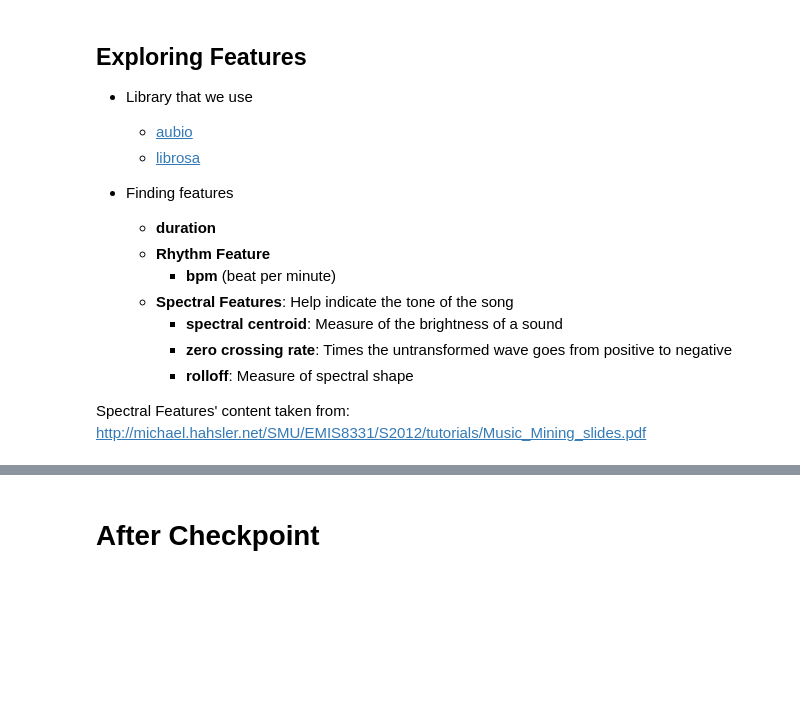
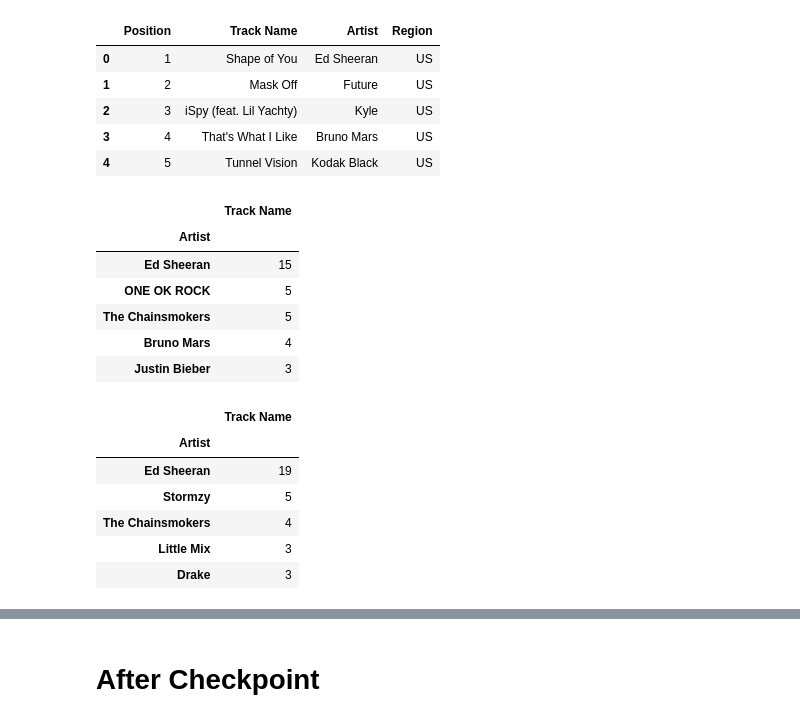
Before and after one commit to terabyte-tb/music-sympathy, a Jupyter notebook: final-presentation.ipynb, the cells around one changed output, grey strips where cells are left out. Saved outputs shown, nothing was run; the diff lists cells and outputs as text; code cells hidden in the pictures; blank space fills up the shorter version.

```diff
--- a/final-presentation.ipynb
+++ b/final-presentation.ipynb
@@ -48,17 +17,11 @@ example_chart.head()
-# %% [markdown]
-## Exploring Features
-
-- Library that we use
-    - [aubio](https://github.com/aubio/aubio)
-    - [librosa](https://github.com/librosa/librosa)
-
-- Finding features
-    - **duration**
-    - **Rhythm Feature**
-        - **bpm** (beat per minute)
-    - **Spectral Features**: Help indicate the tone of the song
-        - **spectral centroid**: Measure of the brightness of a sound
-        - **zero crossing rate**: Times the untransformed wave goes from positive to negative
-        - **rolloff**: Measure of spectral shape
-
-Spectral Features' content taken from: http://michael.hahsler.net/SMU/EMIS8331/S2012/tutorials/Music_Mining_slides.pdf
+# %%
+all_regions = pd.read_csv('data/data.csv')
+# %%
+all_regions.head()
+# %% [output]
+|  | Position | Track Name | Artist | Region |
+| 0 | 1 | Shape of You | Ed Sheeran | US |
+| 1 | 2 | Mask Off | Future | US |
+| 2 | 3 | iSpy (feat. Lil Yachty) | Kyle | US |
+| 3 | 4 | That's What I Like | Bruno Mars | US |
+| 4 | 5 | Tunnel Vision | Kodak Black | US |
@@ -64,0 +34,10 @@ Spectral Features' content taken from: http://michael.hahsler.net/SMU/EMIS8331/S
+# %%
+jp_artists.count().sort('Track Name', ascending=False).head()
+# %% [output]
+|  | Track Name |
+| Artist |  |
+| Ed Sheeran | 15 |
+| ONE OK ROCK | 5 |
+| The Chainsmokers | 5 |
+| Bruno Mars | 4 |
+| Justin Bieber | 3 |
@@ -64,0 +46,10 @@ Spectral Features' content taken from: http://michael.hahsler.net/SMU/EMIS8331/S
+# %%
+uk_artists.count().sort('Track Name', ascending=False).head()
+# %% [output]
+|  | Track Name |
+| Artist |  |
+| Ed Sheeran | 19 |
+| Stormzy | 5 |
+| The Chainsmokers | 4 |
+| Little Mix | 3 |
+| Drake | 3 |
```
Also changed, not shown: parts of 30 cells of this notebook.
